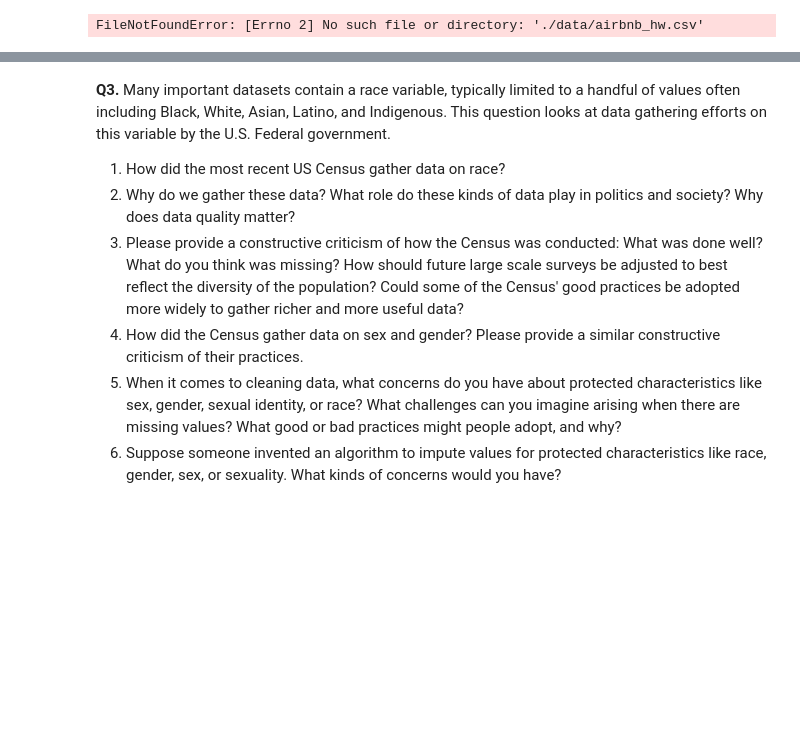
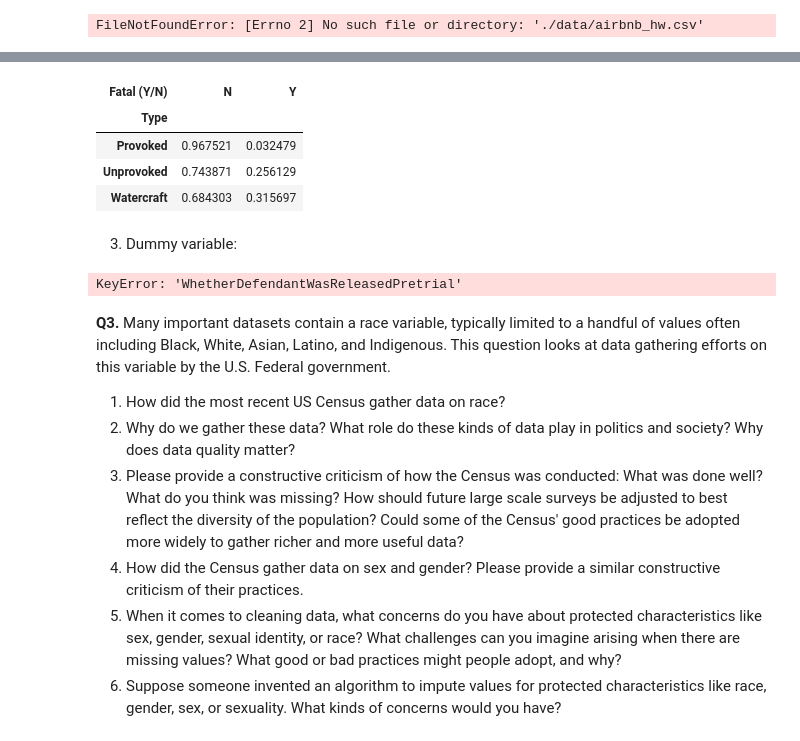
Before and after one commit to mlau239/wrangling, a Jupyter notebook: assignment/nnk5qy_assignment.ipynb, the cells around one changed output, grey strips where cells are left out. Drawn from its saved outputs; the diff is of its cells as text; code cells hidden in the pictures; blank space fills up the shorter version.

```diff
--- a/assignment/nnk5qy_assignment.ipynb
+++ b/assignment/nnk5qy_assignment.ipynb
@@ -78,0 +103,13 @@ FileNotFoundError: [Errno 2] No such file or directory: './data/sharks.csv'
+# %%
+type = df['Type'] # Create a temporary vector of values for the Type variable to play with
+
+type = type.replace(['Sea Disaster', 'Boat','Boating','Boatomg'],'Watercraft') # All watercraft/boating values
+type.value_counts()
+
+type = type.replace(['Invalid', 'Questionable','Unconfirmed','Unverified','Under investigation'],np.nan) # All unclean values
+type.value_counts()
+
+df['Type'] = type # Replace the 'Type' variable with the cleaned version
+del type # Destroy the temporary vector
+
+df['Type'].value_counts()
@@ -78,0 +123,12 @@ FileNotFoundError: [Errno 2] No such file or directory: './data/sharks.csv'
+# %%
+df['Fatal (Y/N)'] = df['Fatal (Y/N)'].replace(['UNKNOWN', 'F','M','2017'],np.nan) # All unclean values
+df['Fatal (Y/N)'] = df['Fatal (Y/N)'].replace('y','Y') # All unclean values
+pd.crosstab(df['Type'],df['Fatal (Y/N)'],normalize='index')
+# %% [output]
+| Fatal (Y/N) | N | Y |
+| Type |  |  |
+| Provoked | 0.967521 | 0.032479 |
+| Unprovoked | 0.743871 | 0.256129 |
+| Watercraft | 0.684303 | 0.315697 |
+# %% [markdown]
+3. Dummy variable:
@@ -79,3 +139,14 @@ FileNotFoundError: [Errno 2] No such file or directory: './data/sharks.csv'
+# %%
+release = df['WhetherDefendantWasReleasedPretrial']
+print(release.unique(),'\n')
+print(release.value_counts(),'\n')
+release = release.replace(9,np.nan) # In the codebook, the 9's are "unclear"
+print(release.value_counts(),'\n')
+sum(release.isnull()) # 31 missing values
+df['WhetherDefendantWasReleasedPretrial'] = release # Replace data column with cleaned values
+del release
+# %% [output]
+KeyError: 'WhetherDefendantWasReleasedPretrial'
 # %% [markdown]
 **Q3.** Many important datasets contain a race variable, typically limited to a handful of values often including Black, White, Asian, Latino, and Indigenous. This question looks at data gathering efforts on this variable by the U.S. Federal government.
 
```
Also changed, not shown: parts of 7 cells of this notebook.
